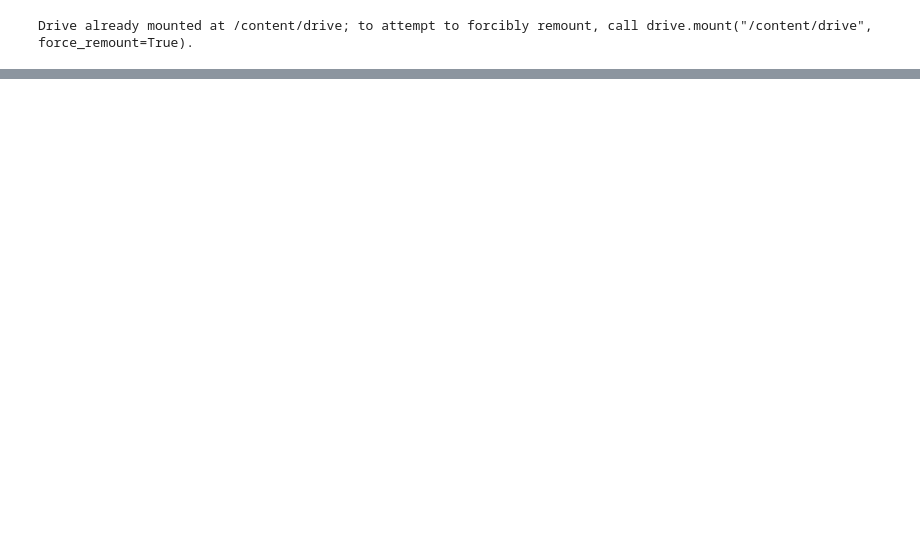
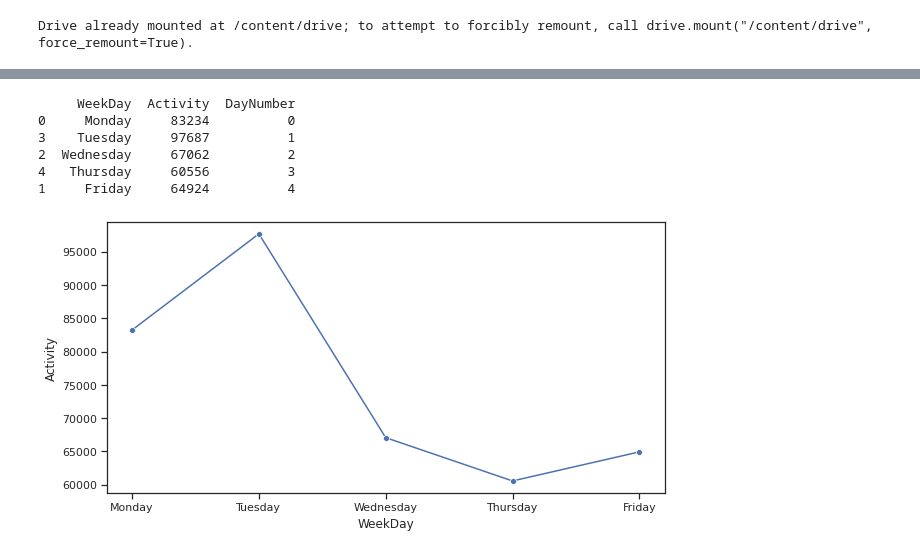
Before and after one commit to bilallogiciel/FIX-Parser, a Jupyter notebook: FIX_Parser.ipynb, the cells around one changed output, grey strips where cells are left out. Saved outputs shown, nothing was run; the diff lists cells and outputs as text; code cells hidden in the pictures; blank space fills up the shorter version.

```diff
--- a/FIX_Parser.ipynb
+++ b/FIX_Parser.ipynb
@@ -106,0 +237,17 @@ plt.show()
+# %%
+#Securities traded during weekdays
+weekday_df = pd.DataFrame.from_dict(Counter(weekday_count), orient='index').reset_index()
+weekday_df.columns =['WeekDay', 'Activity']
+weekday_df['DayNumber'] = [0,4,2,1,3]
+weekday_df = weekday_df.sort_values(by='DayNumber')
+print(weekday_df)
+graph = sns.lineplot(weekday_df.WeekDay, weekday_df.Activity, marker='o')
+plt.show()
+# %% [output]
+     WeekDay  Activity  DayNumber
+0     Monday     83234          0
+3    Tuesday     97687          1
+2  Wednesday     67062          2
+4   Thursday     60556          3
+1     Friday     64924          4
+[figure, added]
```
Also changed, not shown: parts of 19 cells of this notebook.
